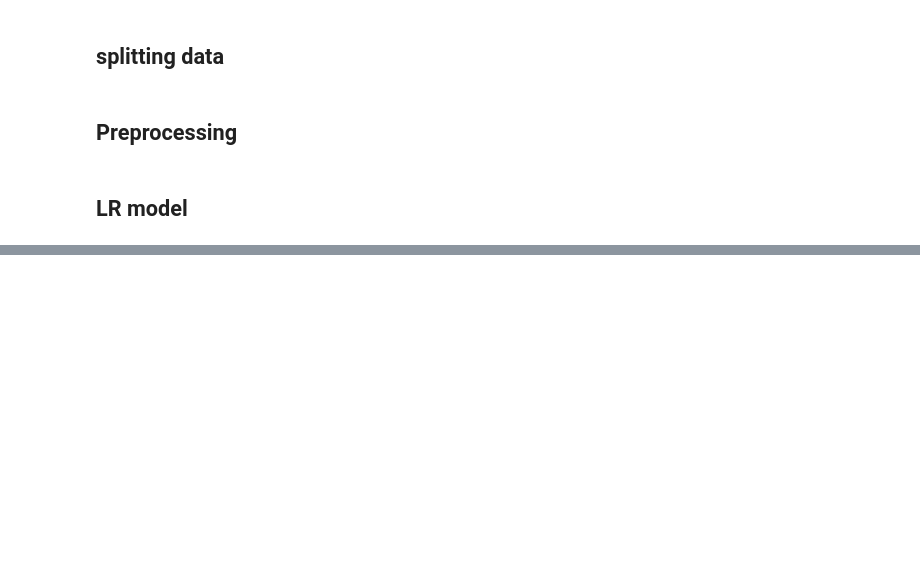
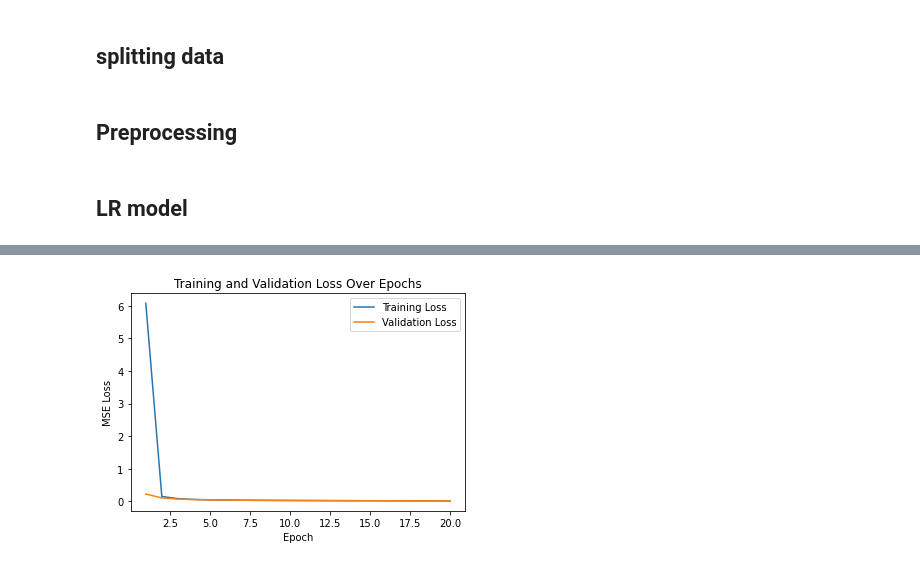
Before and after one commit to jcraciun/watts-the-cost-DATASCI-207, a Jupyter notebook: linear_regression.ipynb, the cells around one changed output, grey strips where cells are left out. Saved outputs shown, nothing was run; the diff lists cells and outputs as text; code cells hidden in the pictures; blank space fills up the shorter version.

Commit message:
finished model selection and eval for lr

```diff
--- a/linear_regression.ipynb
+++ b/linear_regression.ipynb
@@ -193,0 +214,9 @@ Epoch 1/10
+# %%
+final_model = build_model(X_train_processed.shape[1], 0.001)
+
+history = final_model.fit(
+    X_train_processed,
+    y_train,
+    epochs=20,
+    validation_data=(X_val_processed, y_val),
+    verbose=0)
@@ -193,0 +226,14 @@ Epoch 1/10
+# %%
+epochs = range(1, len(history.history["loss"]) + 1)
+
+
+plt.plot(epochs, history.history["loss"], label="Training Loss")
+plt.plot(epochs, history.history["val_loss"], label="Validation Loss")
+
+plt.xlabel("Epoch")
+plt.ylabel("MSE Loss")
+plt.title("Training and Validation Loss Over Epochs")
+plt.legend()
+plt.show()
+# %% [output]
+[figure, added]
```
Also changed, not shown: parts of 9 cells of this notebook, 1 other file.
